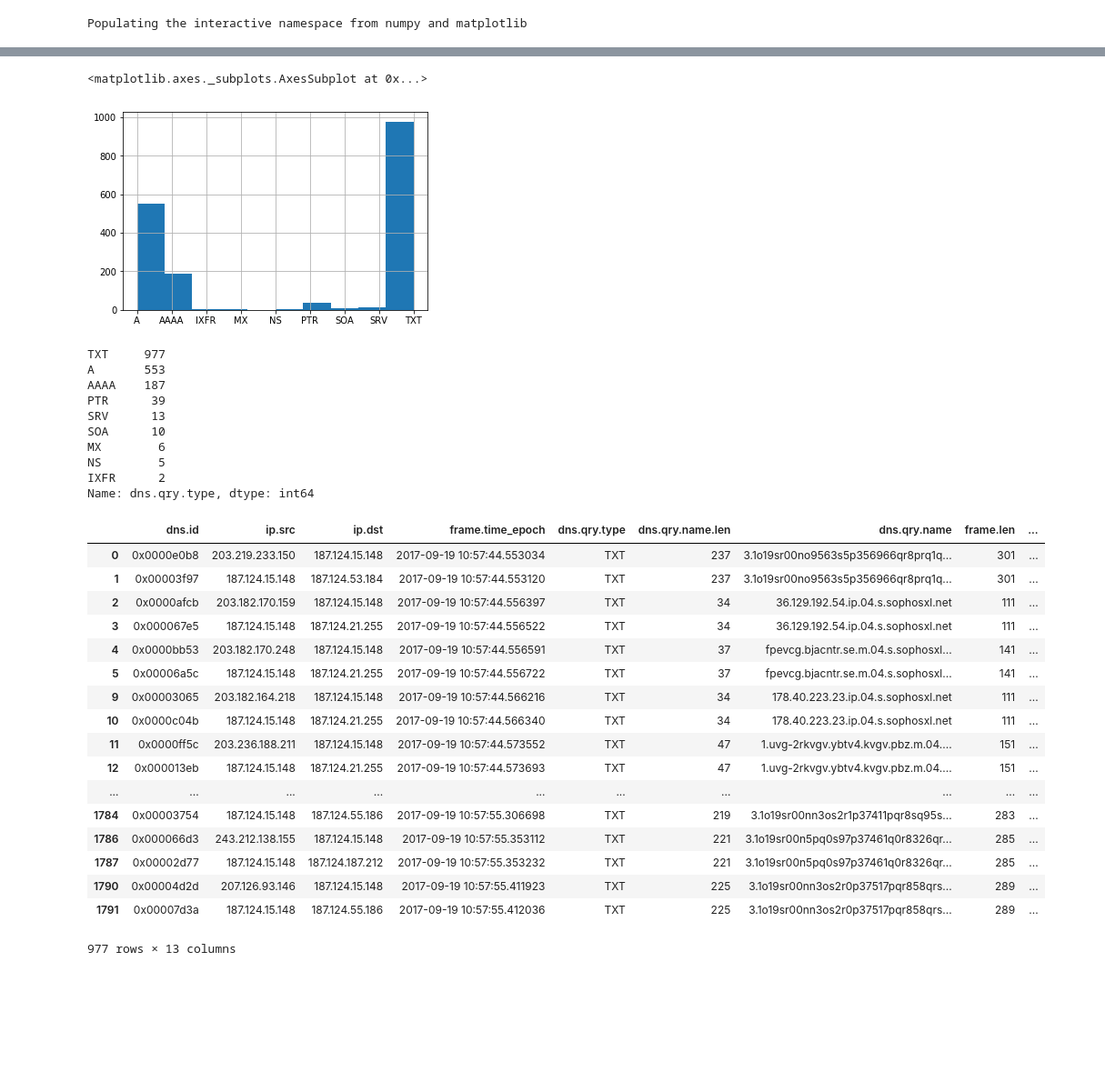
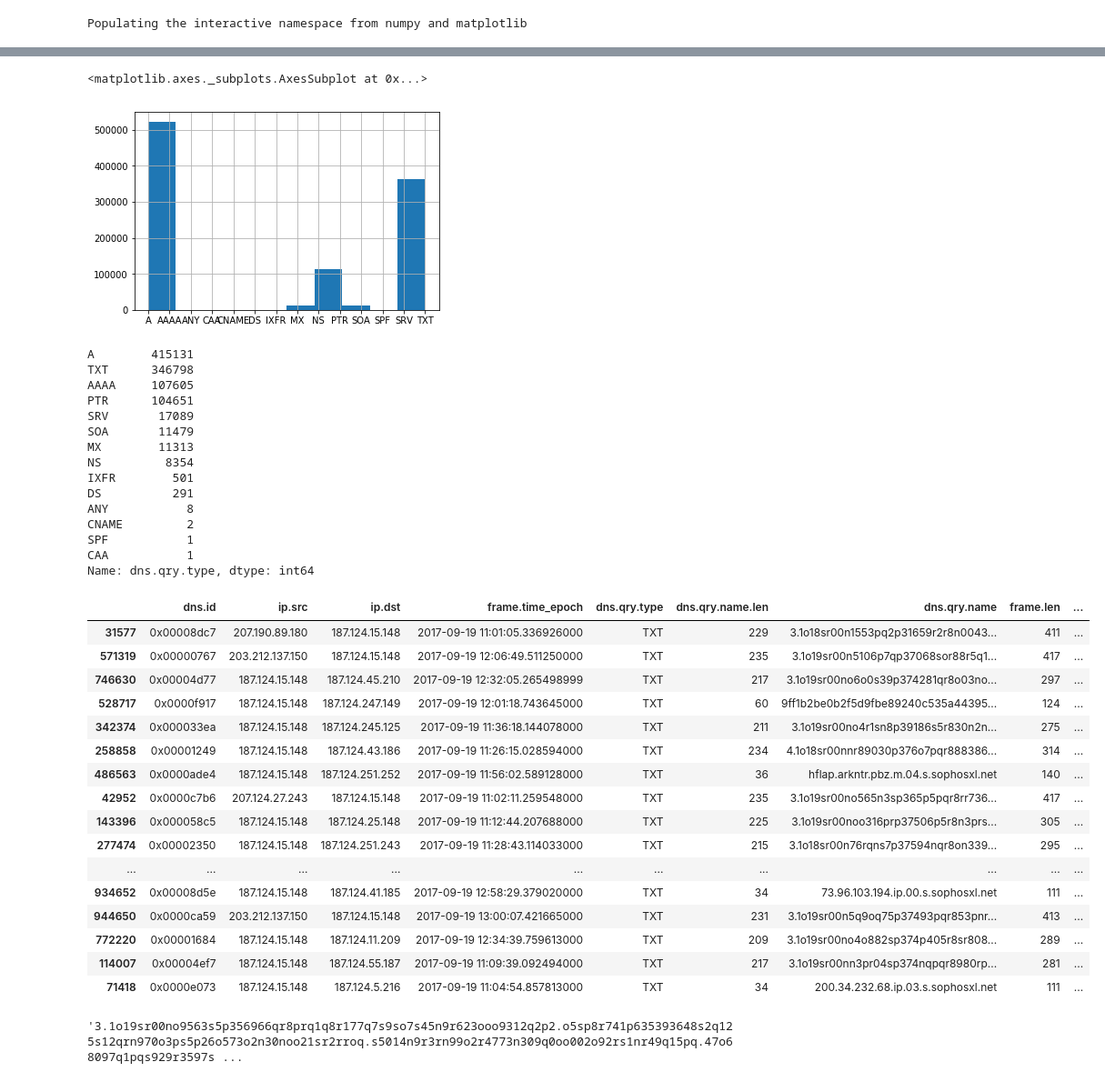
Before and after one commit to etnarek/INFO-Y-120, a Jupyter notebook: project2/Analyse.ipynb, the cells around one changed output, grey strips where cells are left out. Shown at 91% size. Drawn from its saved outputs; the diff is of its cells as text; code cells hidden in the pictures; blank space fills up the shorter version.

```diff
--- a/project2/Analyse.ipynb
+++ b/project2/Analyse.ipynb
@@ -8,7 +9,7 @@ Populating the interactive namespace from numpy and matplotlib
 # %%
 dns_types = {0: 'NONE', 1: 'A', 2: 'NS', 3: 'MD', 4: 'MF', 5: 'CNAME', 6: 'SOA', 7: 'MB', 8: 'MG', 9: 'MR', 10: 'NULL', 11: 'WKS', 12: 'PTR', 13: 'HINFO', 14: 'MINFO', 15: 'MX', 16: 'TXT', 17: 'RP', 18: 'AFSDB', 19: 'X25', 20: 'ISDN', 21: 'RT', 22: 'NSAP', 23: 'NSAP-PTR', 24: 'SIG', 25: 'KEY', 26: 'PX', 27: 'GPOS', 28: 'AAAA', 29: 'LOC', 30: 'NXT', 33: 'SRV', 35: 'NAPTR', 36: 'KX', 37: 'CERT', 38: 'A6', 39: 'DNAME', 41: 'OPT', 42: 'APL', 43: 'DS', 44: 'SSHFP', 45: 'IPSECKEY', 46: 'RRSIG', 47: 'NSEC', 48: 'DNSKEY', 49: 'DHCID', 50: 'NSEC3', 51: 'NSEC3PARAM', 52: 'TLSA', 55: 'HIP', 59: 'CDS', 60: 'CDNSKEY', 62: 'CSYNC', 99: 'SPF', 103: 'UNSPEC', 108: 'EUI48', 109: 'EUI64', 249: 'TKEY', 250: 'TSIG', 251: 'IXFR', 252: 'AXFR', 253: 'MAILB', 254: 'MAILA', 255: 'ANY', 256: 'URI', 257: 'CAA', 258: 'AVC', 32768: 'TA', 32769: 'DLV'}
 # %%
-df = pd.read_csv("pcaps/small.csv", sep="\t")
+df = pd.read_csv("pcaps/trace_dns_20170919_a.csv", sep="\t", dtype={'dns.qry.name.len': int}, error_bad_lines=False)
 df['frame.time_epoch'] = pd.to_datetime(df['frame.time_epoch'], unit='s', origin='unix')
 df = df.replace({'dns.qry.type': dns_types})
 df.sample(10)
@@ -77,38 +78,46 @@ df[df['dns.qry.name.len'] > 150].sample(20)
 df['dns.qry.type'].hist()
 # %% [output]
 <matplotlib.axes._subplots.AxesSubplot at 0x...>
-[figure, old version]
+[figure, new version]
 # %%
 df['dns.qry.type'].value_counts()
 # %% [output]
-TXT     977
-A       553
-AAAA    187
-PTR      39
-SRV      13
-SOA      10
-MX        6
-NS        5
-IXFR      2
+A        415131
+TXT      346798
+AAAA     107605
+PTR      104651
+SRV       17089
+SOA       11479
+MX        11313
+NS         8354
+IXFR        501
+DS          291
+ANY           8
+CNAME         2
+SPF           1
+CAA           1
 Name: dns.qry.type, dtype: int64
 # %%
-df[df['dns.qry.type'] == 'TXT']
+df[df['dns.qry.type'] == 'TXT'].sample(20)
 # %% [output]
 |  | dns.id | ip.src | ip.dst | frame.time_epoch | dns.qry.type | dns.qry.name.len | dns.qry.name | frame.len | ... |
-| 0 | 0x0000e0b8 | 203.219.233.150 | 187.124.15.148 | 2017-09-19 10:57:44.553034 | TXT | 237 | 3.1o19sr00no9563s5p356966qr8prq1q... | 301 | ... |
-| 1 | 0x00003f97 | 187.124.15.148 | 187.124.53.184 | 2017-09-19 10:57:44.553120 | TXT | 237 | 3.1o19sr00no9563s5p356966qr8prq1q... | 301 | ... |
-| 2 | 0x0000afcb | 203.182.170.159 | 187.124.15.148 | 2017-09-19 10:57:44.556397 | TXT | 34 | 36.129.192.54.ip.04.s.sophosxl.net | 111 | ... |
-| 3 | 0x000067e5 | 187.124.15.148 | 187.124.21.255 | 2017-09-19 10:57:44.556522 | TXT | 34 | 36.129.192.54.ip.04.s.sophosxl.net | 111 | ... |
-| 4 | 0x0000bb53 | 203.182.170.248 | 187.124.15.148 | 2017-09-19 10:57:44.556591 | TXT | 37 | fpevcg.bjacntr.se.m.04.s.sophosxl... | 141 | ... |
-| 5 | 0x00006a5c | 187.124.15.148 | 187.124.21.255 | 2017-09-19 10:57:44.556722 | TXT | 37 | fpevcg.bjacntr.se.m.04.s.sophosxl... | 141 | ... |
-| 9 | 0x00003065 | 203.182.164.218 | 187.124.15.148 | 2017-09-19 10:57:44.566216 | TXT | 34 | 178.40.223.23.ip.04.s.sophosxl.net | 111 | ... |
-| 10 | 0x0000c04b | 187.124.15.148 | 187.124.21.255 | 2017-09-19 10:57:44.566340 | TXT | 34 | 178.40.223.23.ip.04.s.sophosxl.net | 111 | ... |
-| 11 | 0x0000ff5c | 203.236.188.211 | 187.124.15.148 | 2017-09-19 10:57:44.573552 | TXT | 47 | 1.uvg-2rkvgv.ybtv4.kvgv.pbz.m.04.... | 151 | ... |
-| 12 | 0x000013eb | 187.124.15.148 | 187.124.21.255 | 2017-09-19 10:57:44.573693 | TXT | 47 | 1.uvg-2rkvgv.ybtv4.kvgv.pbz.m.04.... | 151 | ... |
+| 31577 | 0x00008dc7 | 207.190.89.180 | 187.124.15.148 | 2017-09-19 11:01:05.336926000 | TXT | 229 | 3.1o18sr00n1553pq2p31659r2r8n0043... | 411 | ... |
+| 571319 | 0x00000767 | 203.212.137.150 | 187.124.15.148 | 2017-09-19 12:06:49.511250000 | TXT | 235 | 3.1o19sr00n5106p7qp37068sor88r5q1... | 417 | ... |
+| 746630 | 0x00004d77 | 187.124.15.148 | 187.124.45.210 | 2017-09-19 12:32:05.265498999 | TXT | 217 | 3.1o19sr00no6o0s39p374281qr8o03no... | 297 | ... |
+| 528717 | 0x0000f917 | 187.124.15.148 | 187.124.247.149 | 2017-09-19 12:01:18.743645000 | TXT | 60 | 9ff1b2be0b2f5d9fbe89240c535a44395... | 124 | ... |
+| 342374 | 0x000033ea | 187.124.15.148 | 187.124.245.125 | 2017-09-19 11:36:18.144078000 | TXT | 211 | 3.1o19sr00no4r1sn8p39186s5r830n2n... | 275 | ... |
+| 258858 | 0x00001249 | 187.124.15.148 | 187.124.43.186 | 2017-09-19 11:26:15.028594000 | TXT | 234 | 4.1o18sr00nnr89030p376o7pqr888386... | 314 | ... |
+| 486563 | 0x0000ade4 | 187.124.15.148 | 187.124.251.252 | 2017-09-19 11:56:02.589128000 | TXT | 36 | hflap.arkntr.pbz.m.04.s.sophosxl.net | 140 | ... |
+| 42952 | 0x0000c7b6 | 207.124.27.243 | 187.124.15.148 | 2017-09-19 11:02:11.259548000 | TXT | 235 | 3.1o19sr00no565n3sp365p5pqr8rr736... | 417 | ... |
+| 143396 | 0x000058c5 | 187.124.15.148 | 187.124.25.148 | 2017-09-19 11:12:44.207688000 | TXT | 225 | 3.1o19sr00noo316prp37506p5r8n3prs... | 305 | ... |
+| 277474 | 0x00002350 | 187.124.15.148 | 187.124.251.243 | 2017-09-19 11:28:43.114033000 | TXT | 215 | 3.1o18sr00n76rqns7p37594nqr8on339... | 295 | ... |
 | ... | ... | ... | ... | ... | ... | ... | ... | ... | ... |
-| 1784 | 0x00003754 | 187.124.15.148 | 187.124.55.186 | 2017-09-19 10:57:55.306698 | TXT | 219 | 3.1o19sr00nn3os2r1p37411pqr8sq95s... | 283 | ... |
-| 1786 | 0x000066d3 | 243.212.138.155 | 187.124.15.148 | 2017-09-19 10:57:55.353112 | TXT | 221 | 3.1o19sr00n5pq0s97p37461q0r8326qr... | 285 | ... |
-| 1787 | 0x00002d77 | 187.124.15.148 | 187.124.187.212 | 2017-09-19 10:57:55.353232 | TXT | 221 | 3.1o19sr00n5pq0s97p37461q0r8326qr... | 285 | ... |
-| 1790 | 0x00004d2d | 207.126.93.146 | 187.124.15.148 | 2017-09-19 10:57:55.411923 | TXT | 225 | 3.1o19sr00nn3os2r0p37517pqr858qrs... | 289 | ... |
-| 1791 | 0x00007d3a | 187.124.15.148 | 187.124.55.186 | 2017-09-19 10:57:55.412036 | TXT | 225 | 3.1o19sr00nn3os2r0p37517pqr858qrs... | 289 | ... |
+| 934652 | 0x00008d5e | 187.124.15.148 | 187.124.41.185 | 2017-09-19 12:58:29.379020000 | TXT | 34 | 73.96.103.194.ip.00.s.sophosxl.net | 111 | ... |
+| 944650 | 0x0000ca59 | 203.212.137.150 | 187.124.15.148 | 2017-09-19 13:00:07.421665000 | TXT | 231 | 3.1o19sr00n5q9oq75p37493pqr853pnr... | 413 | ... |
+| 772220 | 0x00001684 | 187.124.15.148 | 187.124.11.209 | 2017-09-19 12:34:39.759613000 | TXT | 209 | 3.1o19sr00no4o882sp374p405r8sr808... | 289 | ... |
+| 114007 | 0x00004ef7 | 187.124.15.148 | 187.124.55.187 | 2017-09-19 11:09:39.092494000 | TXT | 217 | 3.1o19sr00nn3pr04sp374nqpqr8980rp... | 281 | ... |
+| 71418 | 0x0000e073 | 187.124.15.148 | 187.124.5.216 | 2017-09-19 11:04:54.857813000 | TXT | 34 | 200.34.232.68.ip.03.s.sophosxl.net | 111 | ... |
-977 rows × 13 columns
+# %%
+df['dns.qry.name'][0]
+# %% [output]
+'3.1o19sr00no9563s5p356966qr8prq1q8r177q7s9so7s45n9r623ooo9312q2p2.o5sp8r741p635393648s2q125s12qrn970o3ps5p26o573o2n30noo21sr2rroq.s5014n9r3rn99o2r4773n309q0oo002o92rs1nr49q15pq.47o68097q1pqs929r3597s ...
```
Also changed, not shown: parts of 7 cells of this notebook, 3 other files.
